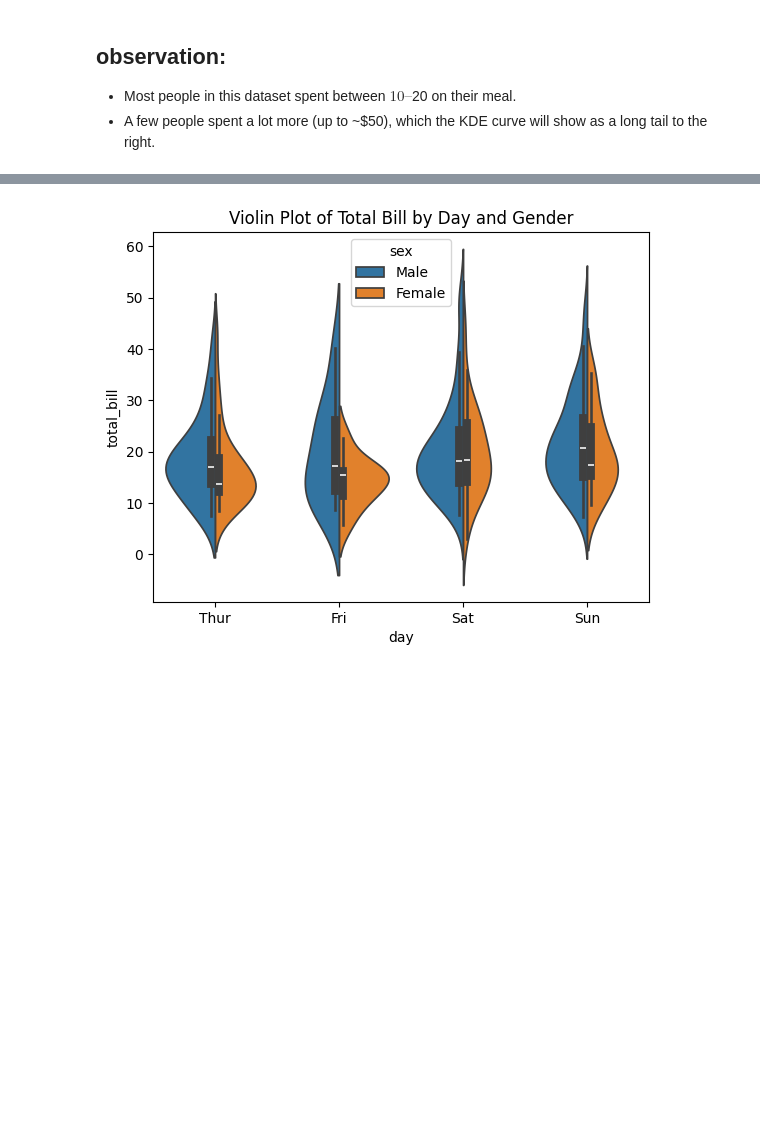
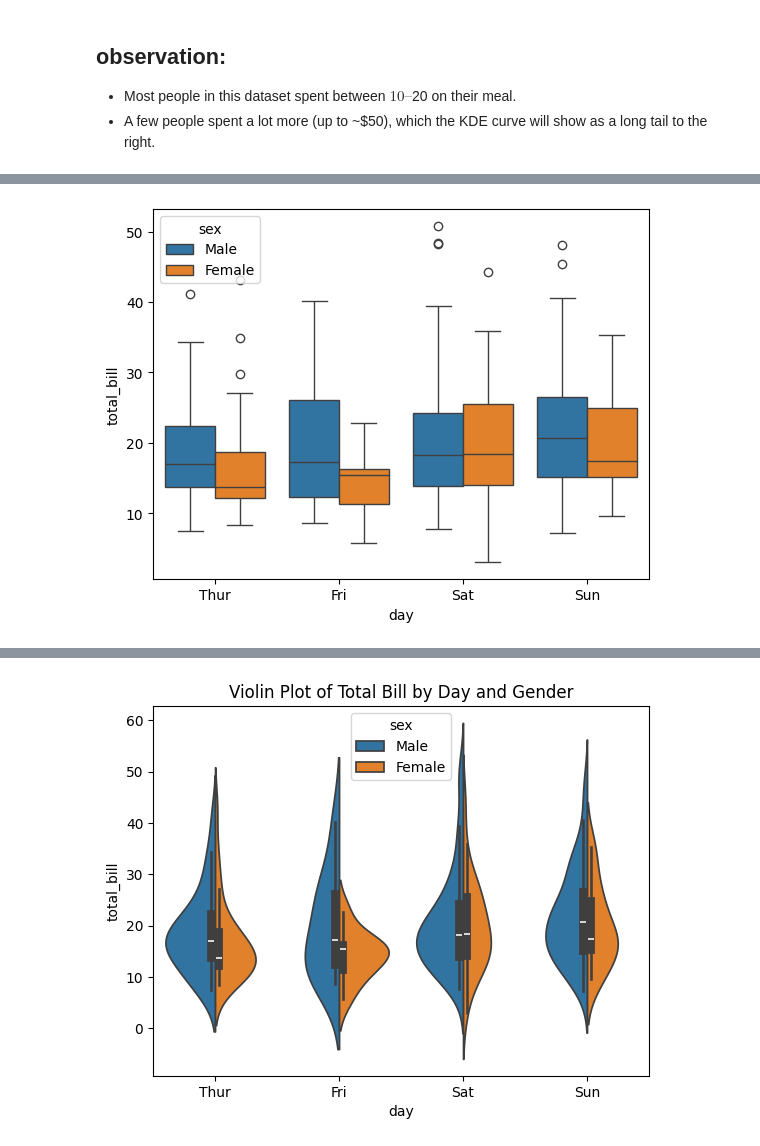
Before and after one commit to ash322ash422/tut_matplotlib, a Jupyter notebook: tut_seaborn_1_tips_v1_simple.ipynb, the cells around one changed output, grey strips where cells are left out. Saved outputs shown, nothing was run; the diff lists cells and outputs as text; code cells hidden in the pictures; blank space fills up the shorter version.

```diff
--- a/tut_seaborn_1_tips_v1_simple.ipynb
+++ b/tut_seaborn_1_tips_v1_simple.ipynb
@@ -139,0 +158,7 @@ plt.show()
+# %%
+sns.boxplot(data = df, x='day', y='total_bill', hue = 'sex') # x should be category, y should be numeric
+plt.show()
+
+# obs: male spend more money than female on fri
+# %% [output]
+[figure, added]
```
Also changed, not shown: parts of 8 cells of this notebook.
